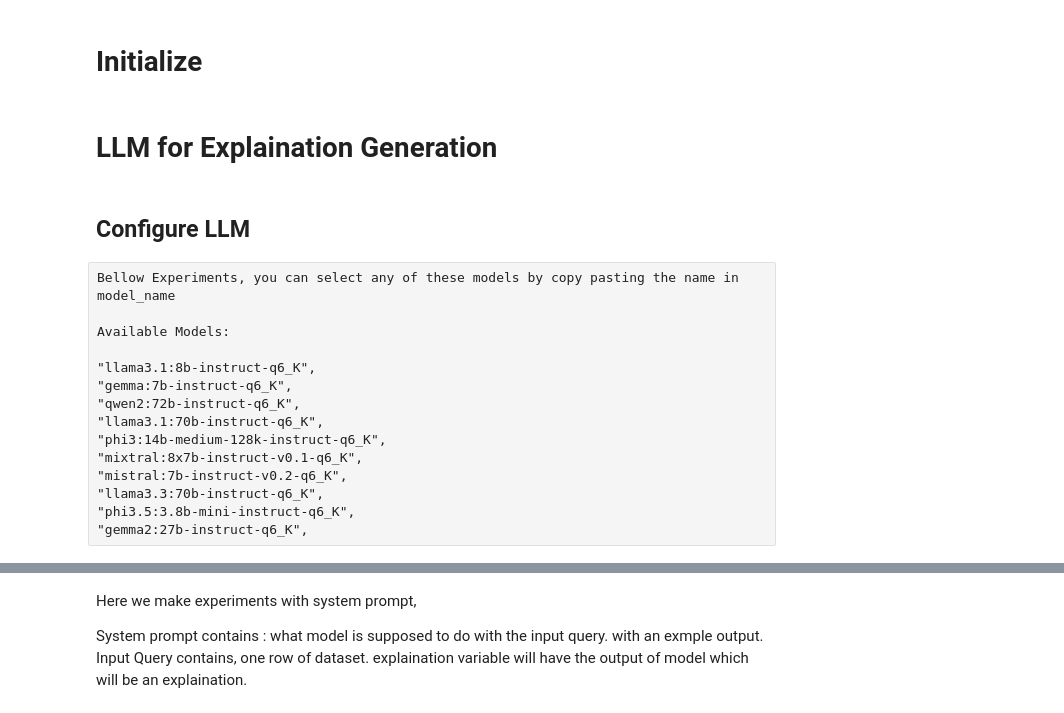
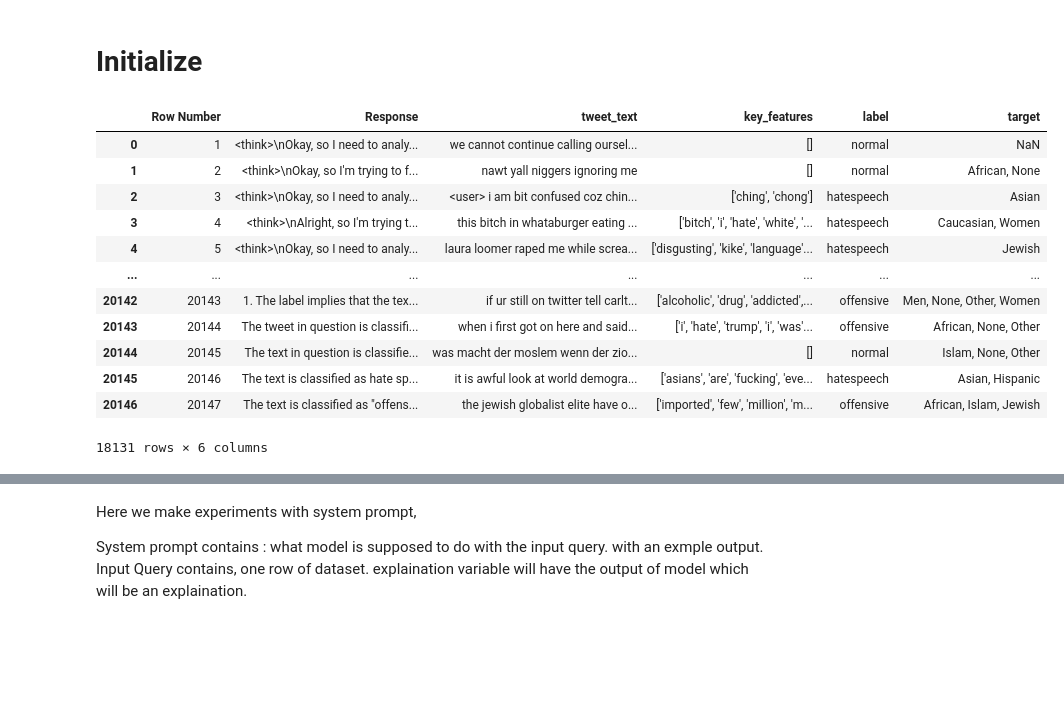
Before and after one commit to Research-Case-Study/twon-hate-speech-detection, a Jupyter notebook: notebooks/explanations_Knowledge_base_only.ipynb, the cells around one changed output, grey strips where cells are left out. Saved outputs shown, nothing was run; the diff lists cells and outputs as text; code cells hidden in the pictures; blank space fills up the shorter version.

Commit message:
add: full dataset classification comparison added

```diff
--- a/notebooks/explanations_Knowledge_base_only.ipynb
+++ b/notebooks/explanations_Knowledge_base_only.ipynb
@@ -22,32 +22,29 @@ import json
 os.chdir('..')
 # %%
 df = pd.read_csv(
-    'Data/knowledge_base_data/explainations_CoT_Hermes_partial.csv')
+    'Data/knowledge_base_data/TRAIN_DF.csv', index_col=0)
 # %%
 if 'Input' in df.columns:
-    df = df.drop(columns=['Input'])
+    df = df.drop(columns=['Input', 'Time Taken (s)', 'Unnamed: 0'])
+# %%
+df
+# %% [output]
+|  | Row Number | Response | tweet_text | key_features | label | target |
+| 0 | 1 | <think>\nOkay, so I need to analy... | we cannot continue calling oursel... | [] | normal | NaN |
+| 1 | 2 | <think>\nOkay, so I'm trying to f... | nawt yall niggers ignoring me | [] | normal | African, None |
+| 2 | 3 | <think>\nOkay, so I need to analy... | <user> i am bit confused coz chin... | ['ching', 'chong'] | hatespeech | Asian |
+| 3 | 4 | <think>\nAlright, so I'm trying t... | this bitch in whataburger eating ... | ['bitch', 'i', 'hate', 'white', '... | hatespeech | Caucasian, Women |
+| 4 | 5 | <think>\nOkay, so I need to analy... | laura loomer raped me while screa... | ['disgusting', 'kike', 'language'... | hatespeech | Jewish |
+| ... | ... | ... | ... | ... | ... | ... |
+| 20142 | 20143 | 1. The label implies that the tex... | if ur still on twitter tell carlt... | ['alcoholic', 'drug', 'addicted',... | offensive | Men, None, Other, Women |
+| 20143 | 20144 | The tweet in question is classifi... | when i first got on here and said... | ['i', 'hate', 'trump', 'i', 'was'... | offensive | African, None, Other |
+| 20144 | 20145 | The text in question is classifie... | was macht der moslem wenn der zio... | [] | normal | Islam, None, Other |
+| 20145 | 20146 | The text is classified as hate sp... | it is awful look at world demogra... | ['asians', 'are', 'fucking', 'eve... | hatespeech | Asian, Hispanic |
+| 20146 | 20147 | The text is classified as "offens... | the jewish globalist elite have o... | ['imported', 'few', 'million', 'm... | offensive | African, Islam, Jewish |
+18131 rows × 6 columns
 # %%
 import numpy as np
 
 df = df.replace({np.nan: None})
 # %%
 data = df.to_dict(orient='records')
-# %% [markdown]
-# LLM for Explaination Generation
-# %% [markdown]
-## Configure LLM
-# %% [raw]
-Bellow Experiments, you can select any of these models by copy pasting the name in model_name
-
-Available Models:
-
-"llama3.1:8b-instruct-q6_K",
-"gemma:7b-instruct-q6_K",
-"qwen2:72b-instruct-q6_K",
-"llama3.1:70b-instruct-q6_K",
-"phi3:14b-medium-128k-instruct-q6_K",
-"mixtral:8x7b-instruct-v0.1-q6_K",
-"mistral:7b-instruct-v0.2-q6_K",
-"llama3.3:70b-instruct-q6_K",
-"phi3.5:3.8b-mini-instruct-q6_K",
-"gemma2:27b-instruct-q6_K",
```
Also changed, not shown: parts of 11 cells of this notebook, 23 other files.
